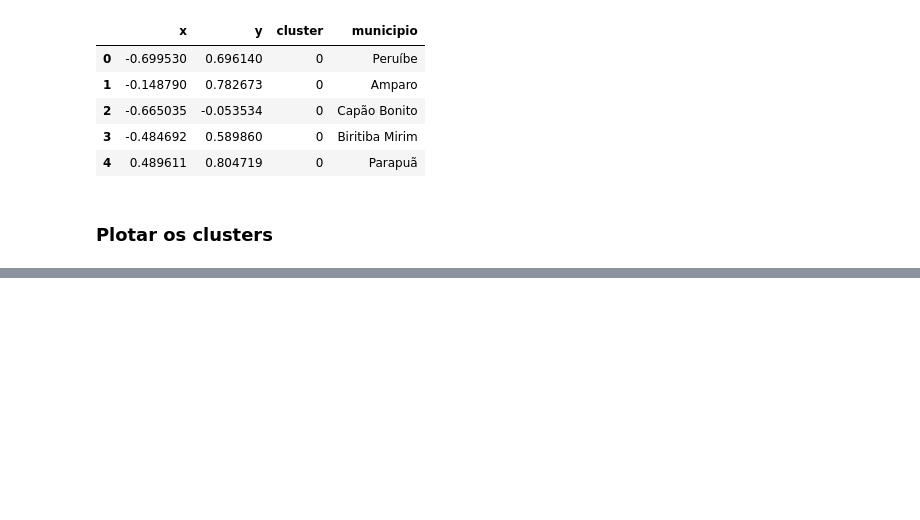
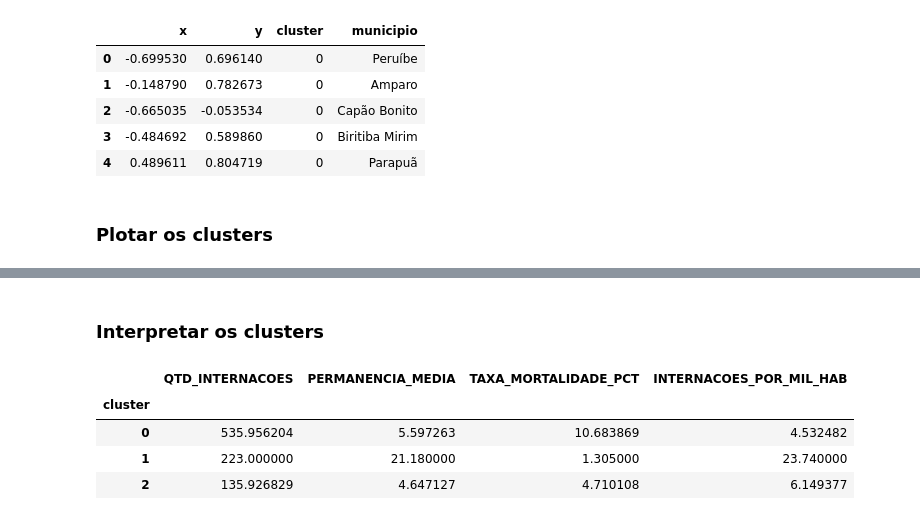
Before and after one commit to Melissa-Etes/Sprint2_grupo54, a Jupyter notebook: EC_Sprint2_HospiDataSUS_Clusterizacao_Grupo54.ipynb, the cells around one changed output, grey strips where cells are left out. Cells and saved outputs as stored; diff of their text form; code cells hidden in the pictures; blank space fills up the shorter version.

Commit message:
Interpreta clusters com médias por grupo

```diff
--- a/EC_Sprint2_HospiDataSUS_Clusterizacao_Grupo54.ipynb
+++ b/EC_Sprint2_HospiDataSUS_Clusterizacao_Grupo54.ipynb
@@ -153,3 +153,14 @@ fig.show()
 [interactive output not drawn]
 # %%
 fig.write_image("dispersao_clusters_municipios.png")
+# %% [markdown]
+### Interpretar os clusters
+# %%
+dados['cluster'] = projection['cluster'].values
+dados.groupby('cluster')[['QTD_INTERNACOES', 'PERMANENCIA_MEDIA', 'TAXA_MORTALIDADE_PCT', 'INTERNACOES_POR_MIL_HAB']].mean()
+# %% [output]
+|  | QTD_INTERNACOES | PERMANENCIA_MEDIA | TAXA_MORTALIDADE_PCT | INTERNACOES_POR_MIL_HAB |
+| cluster |  |  |  |  |
+| 0 | 535.956204 | 5.597263 | 10.683869 | 4.532482 |
+| 1 | 223.000000 | 21.180000 | 1.305000 | 23.740000 |
+| 2 | 135.926829 | 4.647127 | 4.710108 | 6.149377 |
```
